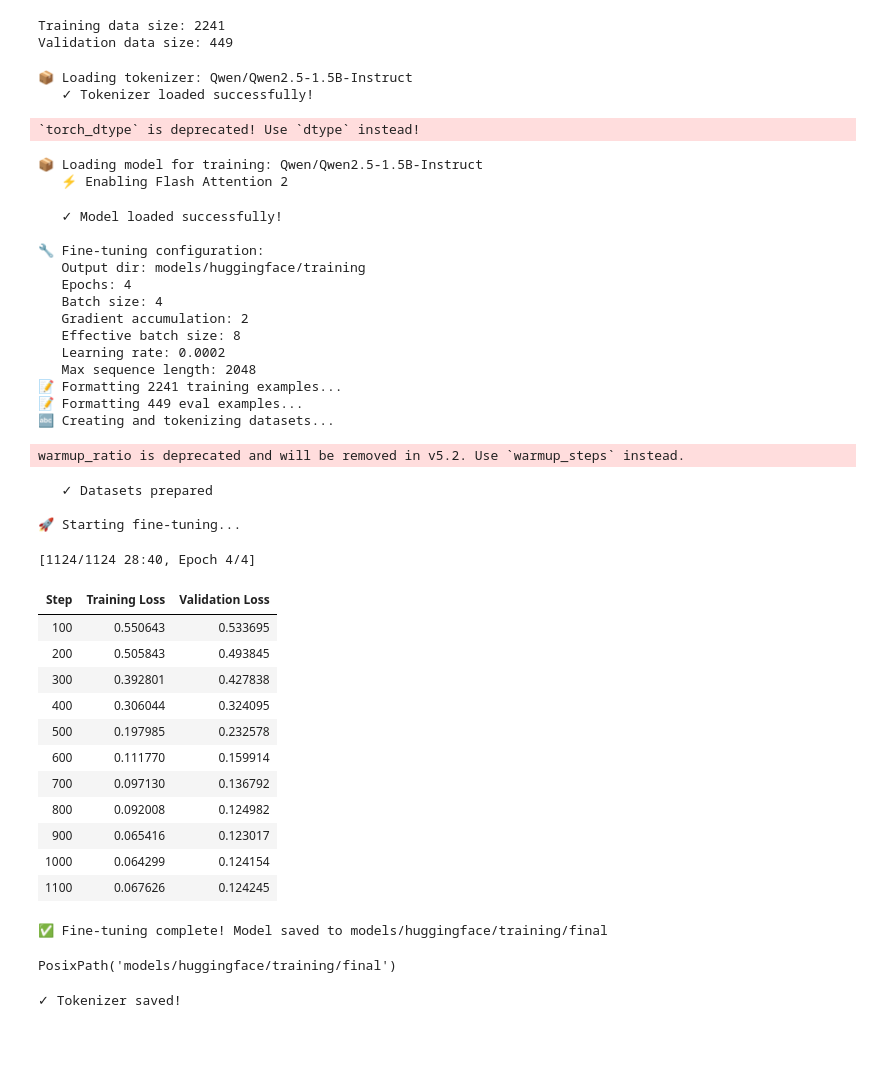
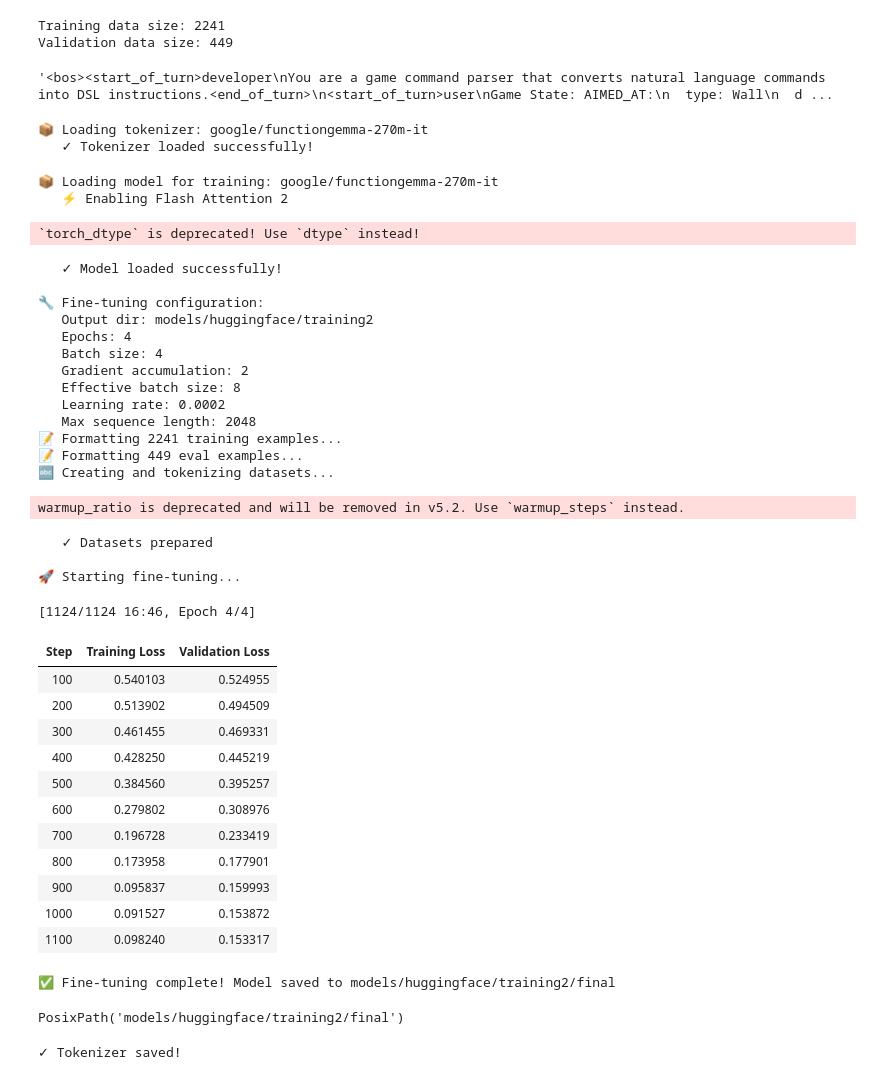
Before and after one commit to Filippo-Corti/GamePals-LLM-Distillation, a Jupyter notebook: student_training.ipynb, the cells around one changed output. Cells and saved outputs as stored; diff of their text form; code cells hidden in the pictures; blank space fills up the shorter version.

Commit message:
tried to train functiongemma but outputs are weirdly formatted

```diff
--- a/student_training.ipynb
+++ b/student_training.ipynb
@@ -98,7 +98,7 @@ dataset = [
 ]
 # %%
 training_client = HuggingFaceTrainingClient[TrainingEntry](
-    model="Qwen/Qwen2.5-1.5B-Instruct",
+    model="google/functiongemma-270m-it",
     device="cuda",
     working_dir=Path("models/huggingface"),
     use_flash_attention_2=True
@@ -179,58 +179,62 @@ print(f"Validation data size: {len(val_data)}")
 # %% [output]
 Training data size: 2241
 Validation data size: 449
+# %%
+format_example(train_data[0], training_client.tokenizer)
+# %% [output]
+'<bos><start_of_turn>developer\nYou are a game command parser that converts natural language commands into DSL instructions.<end_of_turn>\n<start_of_turn>user\nGame State: AIMED_AT:\n  type: Wall\n  d ...
 # %%
 training_client.load_tokenizer()
 # %% [output]
-📦 Loading tokenizer: Qwen/Qwen2.5-1.5B-Instruct
+📦 Loading tokenizer: google/functiongemma-270m-it
    ✓ Tokenizer loaded successfully!
 # %%
 training_client.fine_tune(
     train_dataset=train_data,
     eval_dataset=val_data,
     format_example=format_example,
-    output_dir=Path("models/huggingface/training"),
+    output_dir=Path("models/huggingface/training2"),
     num_epochs=4,
     batch_size=4,
     learning_rate=2e-4,
     gradient_accumulation_steps=2,
 )
 # %% [output]
-`torch_dtype` is deprecated! Use `dtype` instead!
+📦 Loading model for training: google/functiongemma-270m-it
+   ⚡ Enabling Flash Attention 2
-📦 Loading model for training: Qwen/Qwen2.5-1.5B-Instruct
-   ⚡ Enabling Flash Attention 2
+`torch_dtype` is deprecated! Use `dtype` instead!
    ✓ Model loaded successfully!
 
 🔧 Fine-tuning configuration:
-   Output dir: models/huggingface/training
+   Output dir: models/huggingface/training2
    Epochs: 4
    Batch size: 4
    Gradient accumulation: 2
    Effective batch size: 8
    Learning rate: 0.0002
    Max sequence length: 2048
 📝 Formatting 2241 training examples...
 📝 Formatting 449 eval examples...
 🔤 Creating and tokenizing datasets...
 warmup_ratio is deprecated and will be removed in v5.2. Use `warmup_steps` instead.
    ✓ Datasets prepared
 
 🚀 Starting fine-tuning...
-[1124/1124 28:40, Epoch 4/4]
+[1124/1124 16:46, Epoch 4/4]
 | Step | Training Loss | Validation Loss |
-| 100 | 0.550643 | 0.533695 |
-| 200 | 0.505843 | 0.493845 |
-| 300 | 0.392801 | 0.427838 |
-| 400 | 0.306044 | 0.324095 |
-| 500 | 0.197985 | 0.232578 |
-| 600 | 0.111770 | 0.159914 |
-| 700 | 0.097130 | 0.136792 |
-| 800 | 0.092008 | 0.124982 |
-| 900 | 0.065416 | 0.123017 |
-| 1000 | 0.064299 | 0.124154 |
-| 1100 | 0.067626 | 0.124245 |
+| 100 | 0.540103 | 0.524955 |
+| 200 | 0.513902 | 0.494509 |
+| 300 | 0.461455 | 0.469331 |
+| 400 | 0.428250 | 0.445219 |
+| 500 | 0.384560 | 0.395257 |
+| 600 | 0.279802 | 0.308976 |
+| 700 | 0.196728 | 0.233419 |
+| 800 | 0.173958 | 0.177901 |
+| 900 | 0.095837 | 0.159993 |
+| 1000 | 0.091527 | 0.153872 |
+| 1100 | 0.098240 | 0.153317 |
-✅ Fine-tuning complete! Model saved to models/huggingface/training/final
+✅ Fine-tuning complete! Model saved to models/huggingface/training2/final
-PosixPath('models/huggingface/training/final')
+PosixPath('models/huggingface/training2/final')
 # %%
 from transformers import AutoTokenizer
 
```
Also changed, not shown: parts of 2 cells of this notebook, 10 other files.
